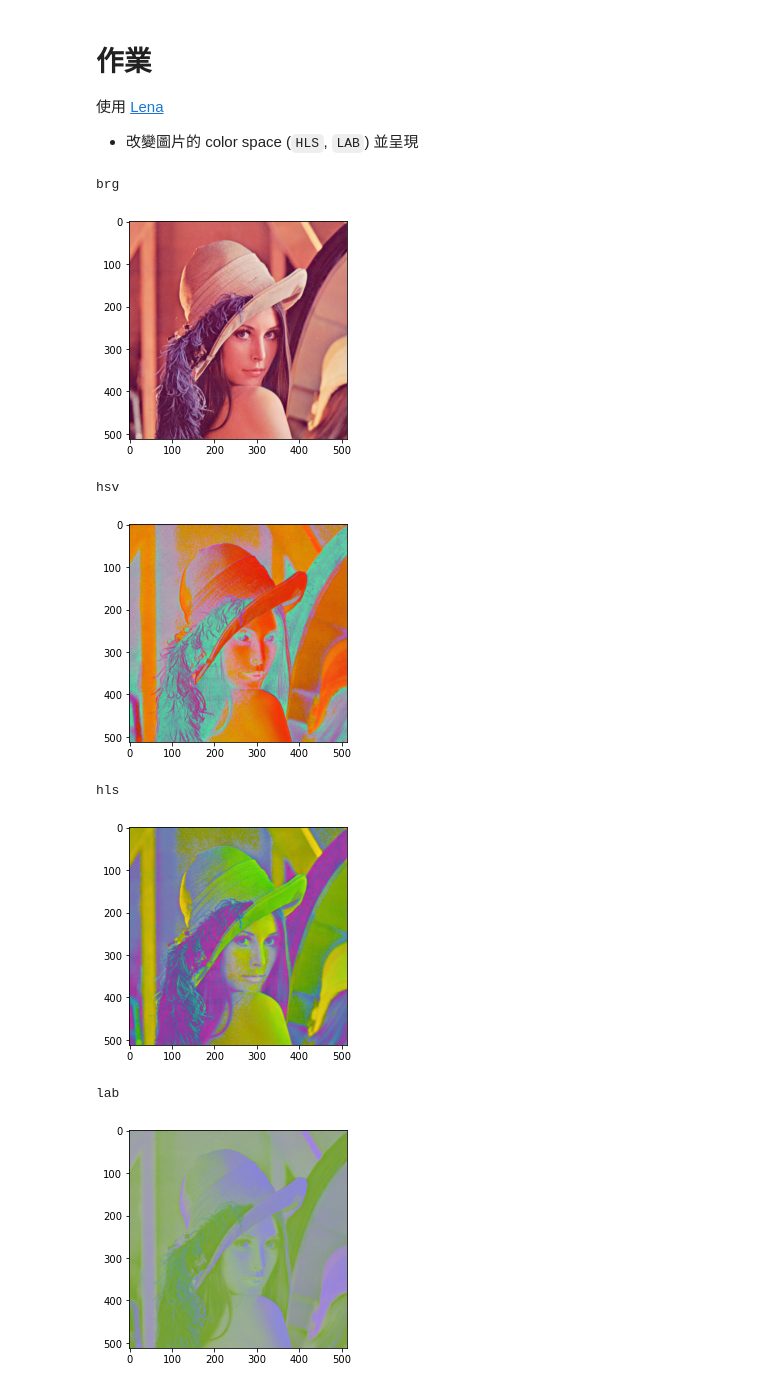
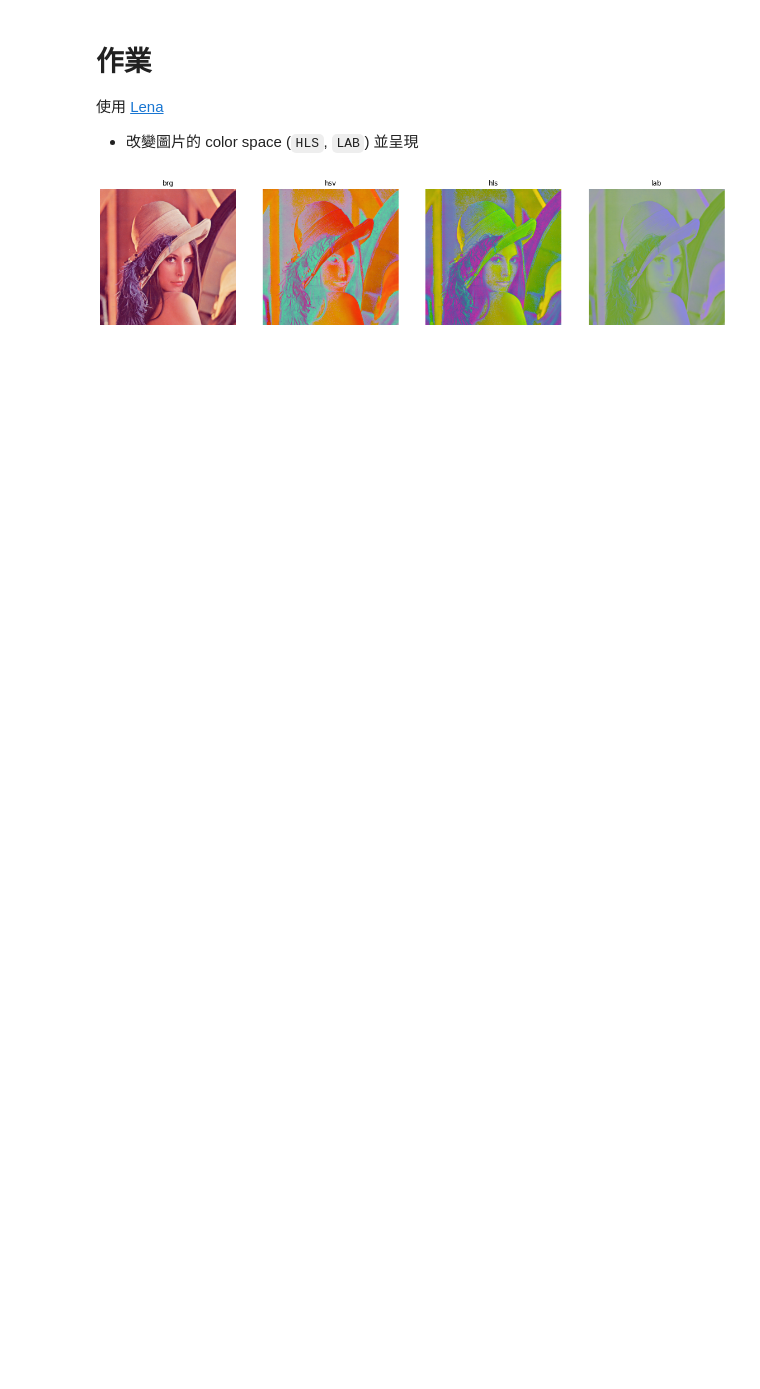
Before and after one commit to h4f2/DL-CV50days, a Jupyter notebook: homework/D02 Homework Color presentation 介紹 (RGB, LAB, HSV).ipynb, the cells around one changed output. Drawn from its saved outputs; the diff is of its cells as text; code cells hidden in the pictures; blank space fills up the shorter version.

```diff
--- a/homework/D02 Homework Color presentation 介紹 (RGB, LAB, HSV).ipynb
+++ b/homework/D02 Homework Color presentation 介紹 (RGB, LAB, HSV).ipynb
@@ -7,32 +7,29 @@
 # %%
 import cv2
 import matplotlib.pyplot as plt
 
-for i in {'brg' : 0, 'hsv' : cv2.COLOR_BGR2HSV, 'hls' : cv2.COLOR_BGR2HLS, 'lab' : cv2.COLOR_BGR2LAB}.items():
+plt.figure(figsize = (20,20))
+for i,x in enumerate({'brg' : 0,
+                      'hsv' : cv2.COLOR_BGR2HSV,
+                      'hls' : cv2.COLOR_BGR2HLS,
+                      'lab' : cv2.COLOR_BGR2LAB}.items()):
     img = cv2.imread('.\D00_lena.png')
-    globals()[i[0]] = cv2.cvtColor(img, i[1]) if i[1] else img
-
-    print(i[0])
-    plt.imshow(globals()[i[0]][:, :, [2, 1, 0]],cmap = 'brg')
-    plt.show()
+    globals()[x[0]] = cv2.cvtColor(img, x[1]) if x[1] else img
+    plt.subplot(1, 4, i+1, title = x[0])
+    plt.imshow(globals()[x[0]][:, :, [2, 1, 0]],cmap = 'brg')
+    plt.axis('off')
+plt.show()
 
 # # opencv 的開啟圖片
 # while True:
 #     cv2.imshow('bgr', img)
 #     cv2.imshow('hsv', hsv)
 #     cv2.imshow('hls', hls)
 #     cv2.imshow('lab', lab)
-
+#
 #     k = cv2.waitKey(0)
 #     if k == 27:
 #         cv2.destroyAllWindows()
 #         break
 # %% [output]
-brg
-[figure, old version]
+[figure, new version]
-hsv
-[figure, removed]
-hls
-[figure, removed]
-lab
-[figure, removed]
```
Also changed, not shown: 3 other files.
